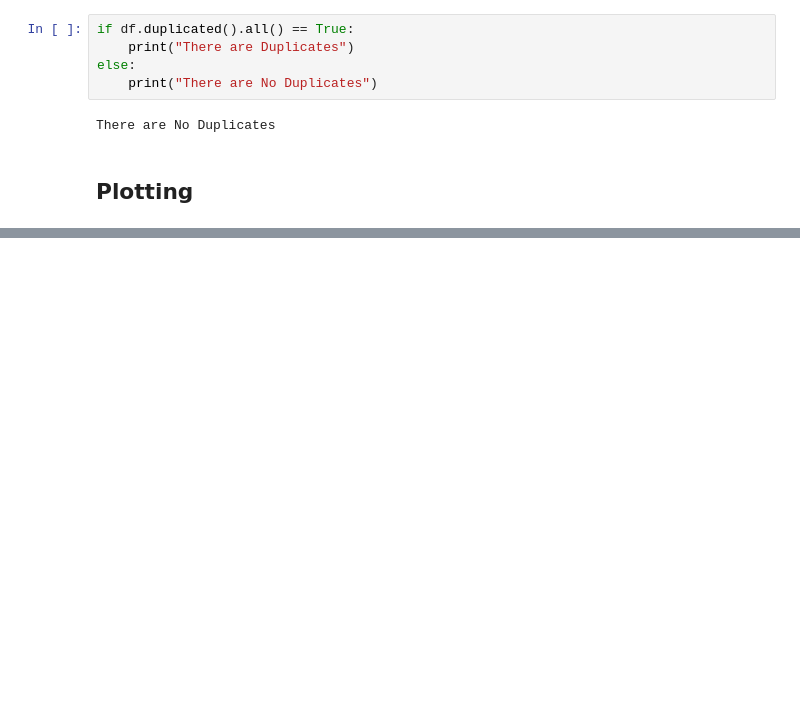
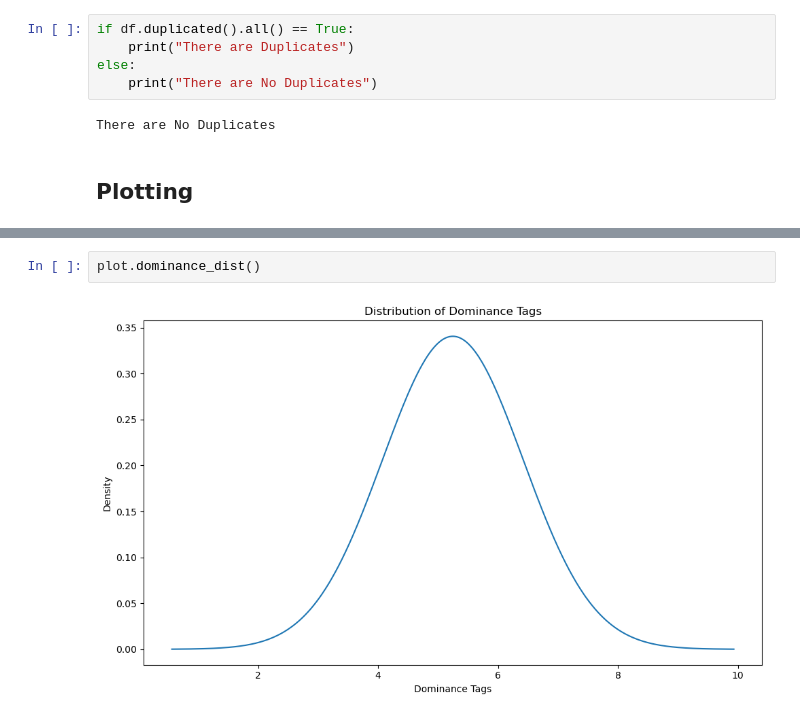
Before and after one commit to AquaJoseph/AuditoryChromaticTransformation, a Jupyter notebook: src/muse/data_anaysis.ipynb, the cells around one changed output, grey strips where cells are left out. Drawn from its saved outputs; the diff is of its cells as text; blank space fills up the shorter version.

```diff
--- a/src/muse/data_anaysis.ipynb
+++ b/src/muse/data_anaysis.ipynb
@@ -85,0 +150,4 @@ class Plot:
+# %%
+plot.dominance_dist()
+# %% [output]
+[figure, added]
```
Also changed, not shown: parts of 5 cells of this notebook.
